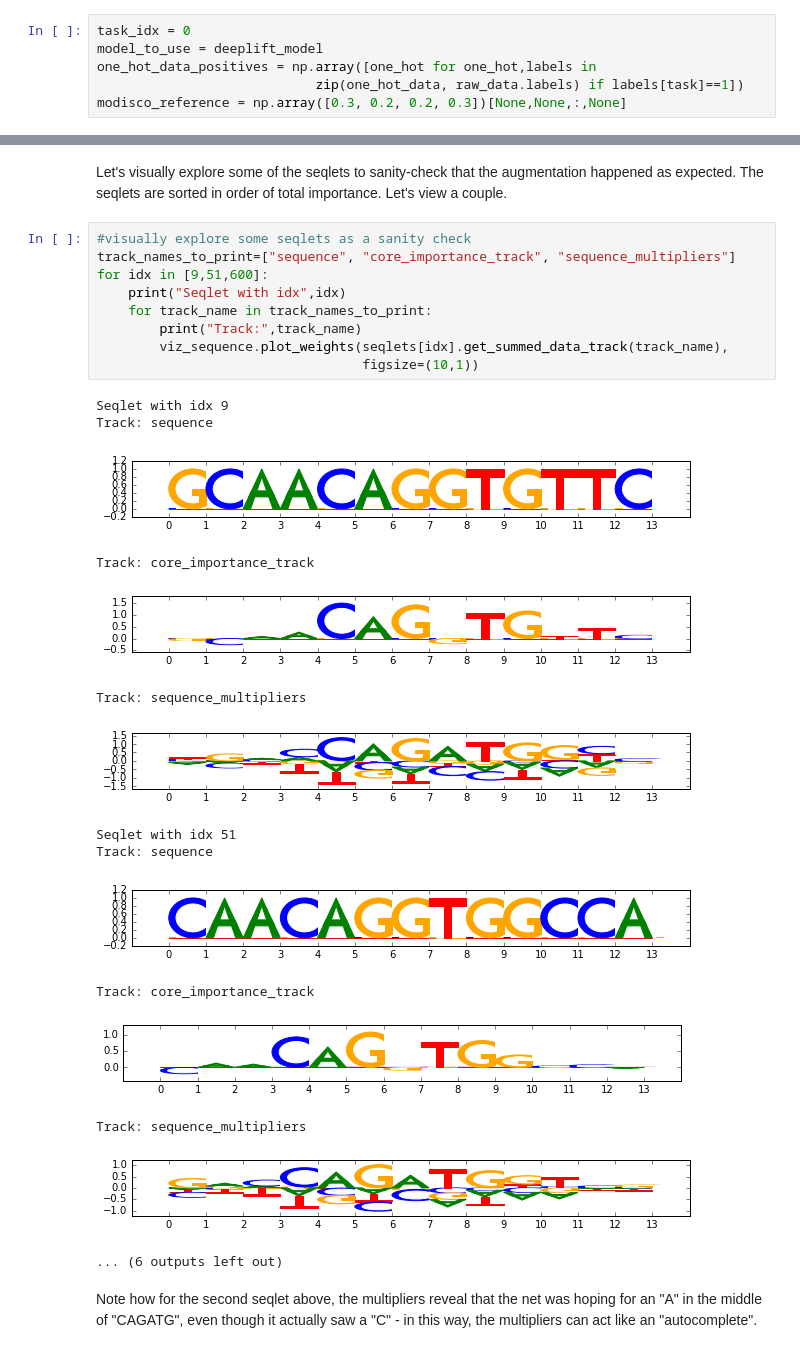
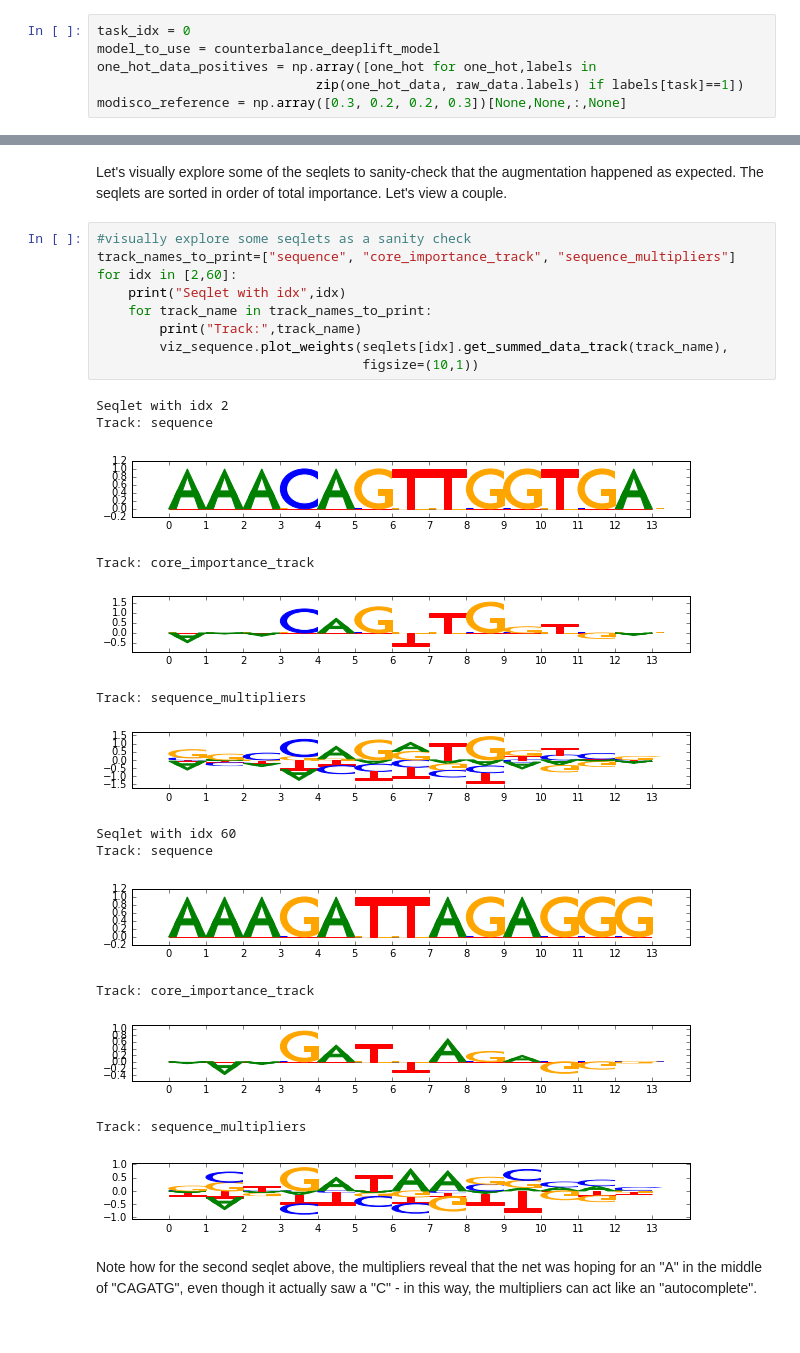
Before and after one commit to kundajelab/veryolddontuse_deeplift_modisco_tutorial, a Jupyter notebook: tal_gata/DeepLIFT + MoDISco tutorial.ipynb, the cells around one changed output, grey strips where cells are left out. Drawn from its saved outputs; the diff is of its cells as text.

Commit message:
back to counterbalance which works with cudnn

```diff
--- a/tal_gata/DeepLIFT + MoDISco tutorial.ipynb
+++ b/tal_gata/DeepLIFT + MoDISco tutorial.ipynb
@@ -535,7 +536,7 @@ Recalls at different fdrs:
 We start by getting the positive set for task 0.
 # %%
 task_idx = 0
-model_to_use = deeplift_model
+model_to_use = counterbalance_deeplift_model
 one_hot_data_positives = np.array([one_hot for one_hot,labels in
                             zip(one_hot_data, raw_data.labels) if labels[task]==1])
 modisco_reference = np.array([0.3, 0.2, 0.2, 0.3])[None,None,:,None]
@@ -732,28 +733,27 @@ Let's visually explore some of the seqlets to sanity-check that the augmentation
 # %%
 #visually explore some seqlets as a sanity check
 track_names_to_print=["sequence", "core_importance_track", "sequence_multipliers"]
-for idx in [9,51,600]:
+for idx in [2,60]:
     print("Seqlet with idx",idx)
     for track_name in track_names_to_print:
         print("Track:",track_name)
         viz_sequence.plot_weights(seqlets[idx].get_summed_data_track(track_name),
                                   figsize=(10,1))
 # %% [output]
-Seqlet with idx 9
+Seqlet with idx 2
 Track: sequence
-[figure, old version]
+[figure, new version]
 Track: core_importance_track
-[figure, old version]
+[figure, new version]
 Track: sequence_multipliers
-[figure, old version]
+[figure, new version]
-Seqlet with idx 51
+Seqlet with idx 60
 Track: sequence
-[figure, old version]
+[figure, new version]
 Track: core_importance_track
-[figure, old version]
+[figure, new version]
 Track: sequence_multipliers
-[figure, old version]
+[figure, new version]
-... (6 outputs left out)
 # %% [markdown]
 Note how for the second seqlet above, the multipliers reveal that the net was hoping for an "A" in the middle of "CAGATG", even though it actually saw a "C" - in this way, the multipliers can act like an "autocomplete".
 # %% [markdown]
```
Also changed, not shown: parts of 10 cells of this notebook, 1 other file.
